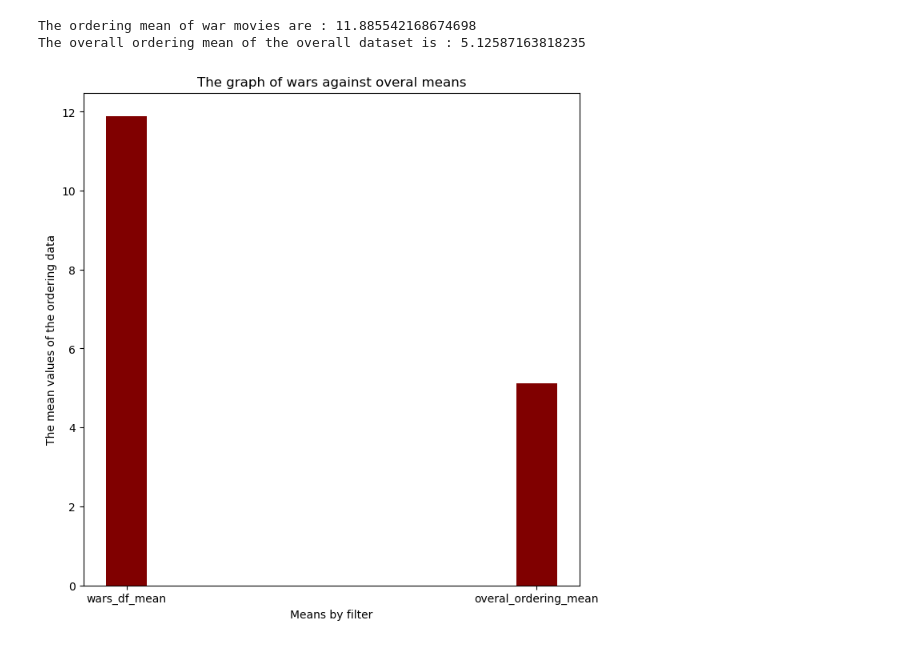
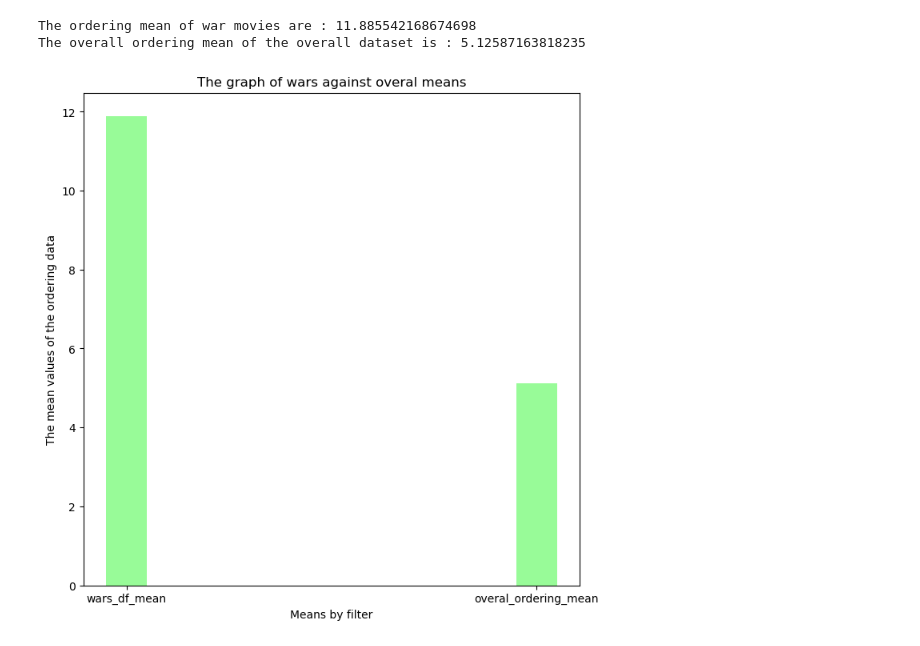
Before and after one commit to Cheruiyot890/Phase_1_Project, a Jupyter notebook: student.ipynb, the cells around one changed output. Saved outputs shown, nothing was run; the diff lists cells and outputs as text; code cells hidden in the pictures.

```diff
--- a/student.ipynb
+++ b/student.ipynb
@@ -245,17 +242,16 @@ The overall ordering mean of the overall dataset is : 5.12587163818235
 # %%
 ### i will then plot a bar graph to compare the two means
 labels = ["wars_df_mean", "overal_ordering_mean"]
 values = [wars_df_mean, overal_ordering_mean]
 
 fig = plt.figure(figsize = (8, 8))
 
-# creating the bar plot
-plt.bar(labels, values, color ='maroon',
+plt.bar(labels, values, color ='palegreen',
         width = 0.1)
 
 plt.xlabel("Means by filter")
 plt.ylabel("The mean values of the ordering data")
 plt.title("The graph of wars against overal means")
 plt.show()
 # %% [output]
-[figure, old version]
+[figure, new version]
```
Also changed, not shown: parts of 26 cells of this notebook.
